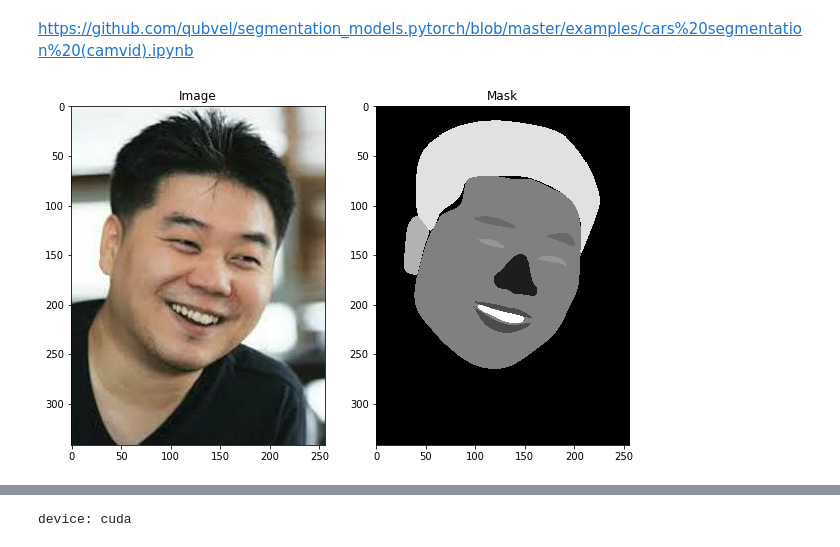
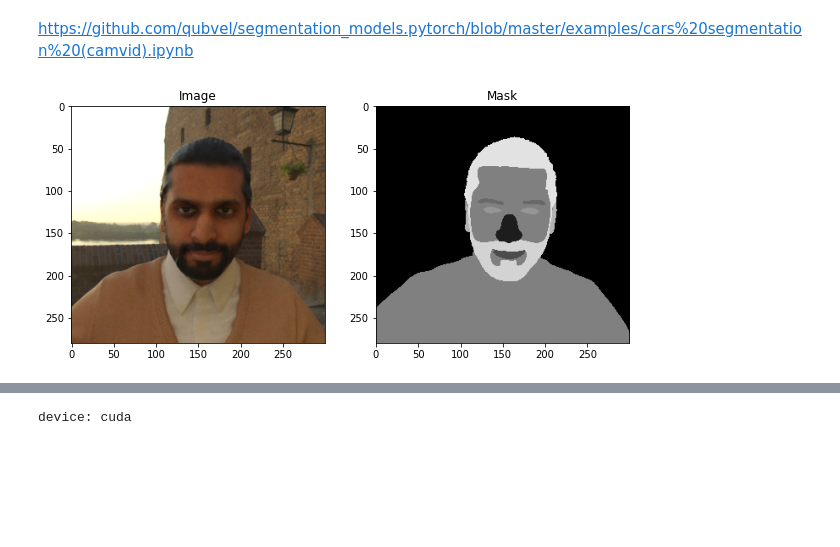
Before and after one commit to TimbusCalin/otus_cv_cource, a Jupyter notebook: src/otus_project_dev/face_segmentation.ipynb, the cells around one changed output, grey strips where cells are left out. Saved outputs shown, nothing was run; the diff lists cells and outputs as text; code cells hidden in the pictures; blank space fills up the shorter version.

Commit message:
add one more class (beard), fix dataset loading bug

```diff
--- a/src/otus_project_dev/face_segmentation.ipynb
+++ b/src/otus_project_dev/face_segmentation.ipynb
@@ -62,11 +63,16 @@ class SegmentationDataset(Dataset):
 
     def __getitem__(self, idx: int) -> dict:
         image_path = self.images[idx]
+        # print(image_path)
         image = utils.imread(image_path)
         result = {"image": image}
 
         if self.masks is not None:
-            mask = cv2.imread(str(self.masks[idx]),0)
+            # mask = cv2.imread(str(self.masks[idx]), 0)
+            mask = utils.imread(str(self.masks[idx]))
+            mask = cv2.cvtColor(mask,cv2.COLOR_RGB2GRAY)
+            # cv2.imshow('dfsd', mask)
+            # cv2.waitKey(0)
             one_hot = np.zeros((mask.shape[0], mask.shape[1], self.n_classes))
             for i, unique_value in enumerate(self.classes):
                 one_hot[:, :, i][mask == unique_value] = 1
@@ -79,14 +85,14 @@ class SegmentationDataset(Dataset):
 
         return result
 # %%
-CLASSES = [0, 29, 76, 105, 128, 149, 178, 225, 255]
+CLASSES = [0, 29, 76, 105, 128, 150, 179, 211, 226, 255]
 dataset = SegmentationDataset(CLASSES, ALL_IMAGES, ALL_MASKS)
 #
-sample = dataset[0]
+sample = dataset[-1000]
 draw_sample(sample["image"], sample["mask"], CLASSES)
 # print(sample["image"], sample["mask"].shape)
 # %% [output]
-[figure, old version]
+[figure, new version]
 # %%
 import albumentations as albu
 from albumentations.pytorch import ToTensor, ToTensorV2
```
Also changed, not shown: parts of 10 cells of this notebook.
